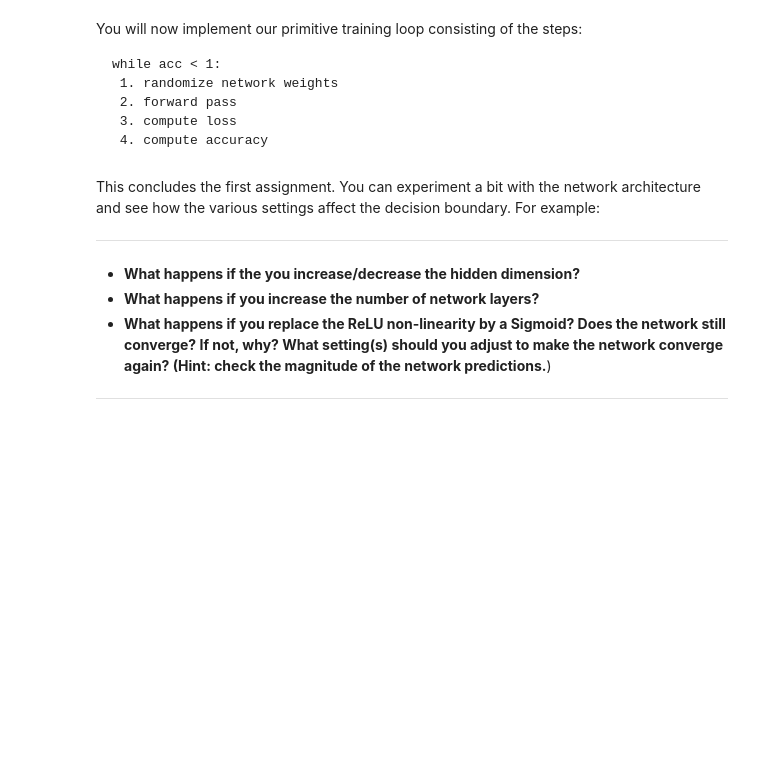
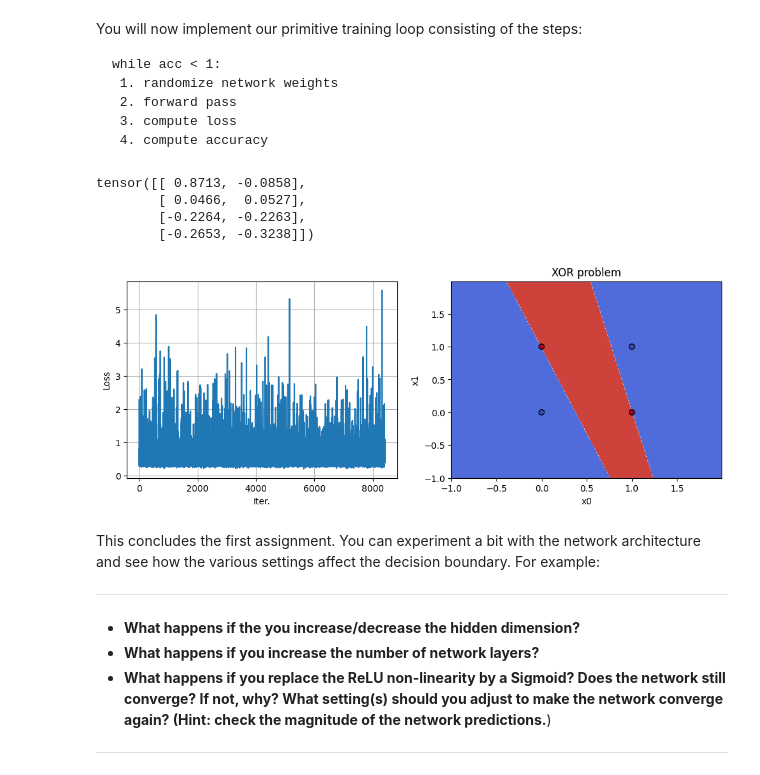
Before and after one commit to nadinekuo/TUD-CS4240-Deep-Learning, a Jupyter notebook: W1-1_Activations.ipynb, the cells around one changed output. Cells and saved outputs as stored; diff of their text form; code cells hidden in the pictures; blank space fills up the shorter version.

Commit message:
Solve XOR in training loop using MSE

```diff
--- a/W1-1_Activations.ipynb
+++ b/W1-1_Activations.ipynb
@@ -600,7 +600,7 @@ Again keep in mind that $\hat{y}$ is a class probability vector and $y$ is a one
 # %%
 def MSELoss(y_true, y_pred):
     """
-    Computes mean squared error loss between y_true and y_pred.
+    Computes mean squared error loss between y_true and y_pred for n samples.
 
     Args:
       y_true: Tensor containing true labels.
@@ -614,11 +614,7 @@ def MSELoss(y_true, y_pred):
     #                  TODO: Implement this function                       #
     ########################################################################
 
-    pass
-
-    ########################################################################
-    #                         END OF YOUR CODE                             #
-    ########################################################################
+    loss = torch.mean((y_true - y_pred) ** 2)
 
     return loss
 # %% [markdown]
@@ -644,61 +640,53 @@ net = Net(layers)
 
 # Define list to store loss of each iteration
 losses = []
-# Initial accuracy is zero
+# Initial accuracy is zero, we continue training (on all samples in x_xor) until we get 100% accuracy
 acc = 0
 
 while acc < 1:
     # Randomize network weights
     net.reset_params(std=0.5)
 
     ########################################################################
     #     TODO: Perform forward pass with x_xor as input and y_pred as     #
     #                          output variables.                           #
     ########################################################################
-
-    pass
-
-    ########################################################################
-    #                         END OF YOUR CODE                             #
-    ########################################################################
-
+    y_pred = net.forward(x_xor)
 
     ########################################################################
     #    TODO: Calculate MSE loss between prediction and labels (y_xor)    #
     #                         and append to list.                          #
     ########################################################################
-
-    pass
-
-    ########################################################################
-    #                         END OF YOUR CODE                             #
-    ########################################################################
-
+    loss = MSELoss(y_xor, y_pred)
+    losses.append(loss)
 
     ########################################################################
     #               TODO: Calculate accuracy of prediction.                #
     ########################################################################
+    # Assumption: accuracy is fraction of correct predictions
+    # We compare the index of the maximum value in the prediction and the label, if these correspond we have a correct prediction
+    acc = torch.mean((torch.argmax(y_pred, dim=1) == torch.argmax(y_xor, dim=1)).float())
 
-    pass
-
-    ########################################################################
-    #                         END OF YOUR CODE                             #
-    ########################################################################
-
-# Print output tensor
+# Print final output tensor: probabilities between 0 and 1 for each class
 print(y_pred)
 
 # Plot loss
 plt.figure(figsize=(12,4))
 plt.subplot(1,2,1)
 plt.plot(losses)
 plt.grid()
 plt.xlabel('Iter.')
 plt.ylabel('Loss')
 
 # Show decision boundary
 plt.subplot(1,2,2)
 plot(x_xor, y_xor, net)
+# %% [output]
+tensor([[ 0.8713, -0.0858],
+        [ 0.0466,  0.0527],
+        [-0.2264, -0.2263],
+        [-0.2653, -0.3238]])
+[figure, added]
 # %% [markdown]
 This concludes the first assignment. You can experiment a bit with the network architecture and see how the various settings affect the decision boundary. For example:
 
```
